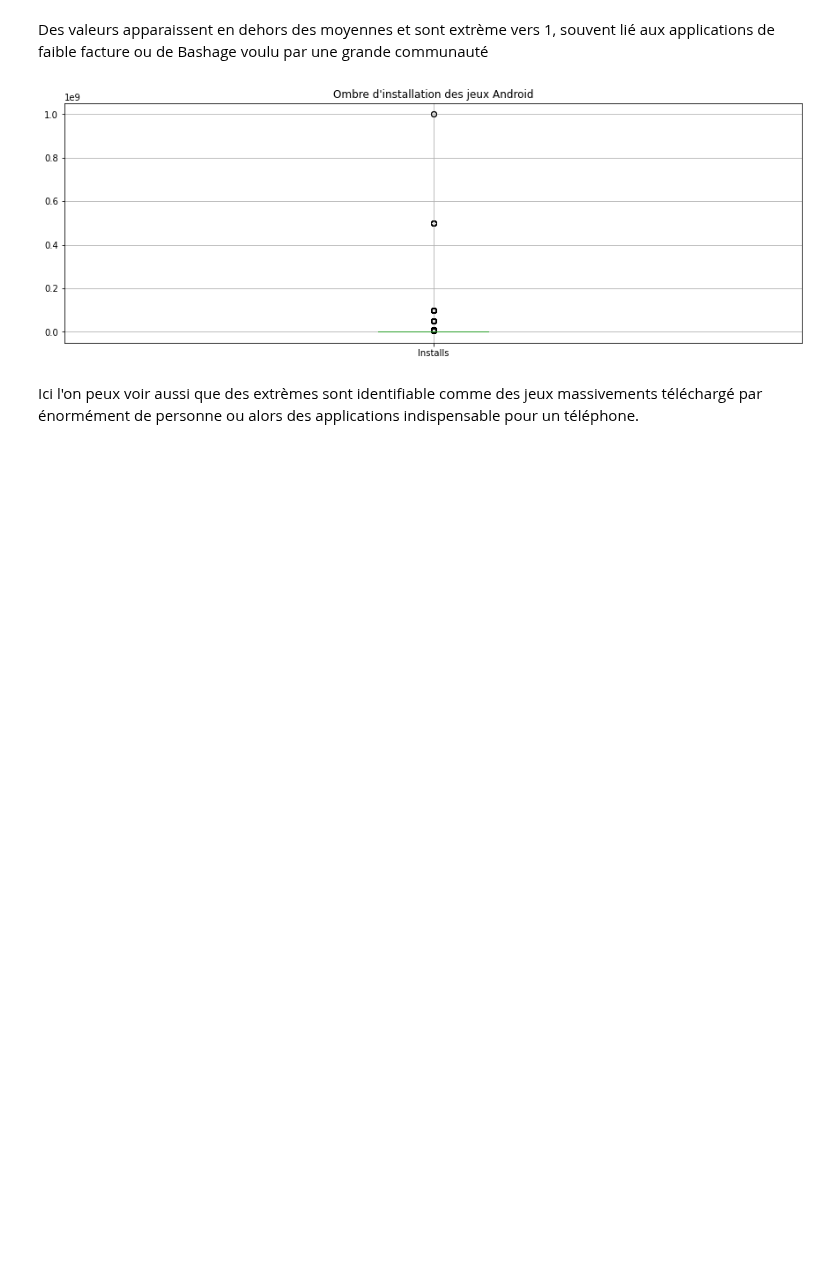
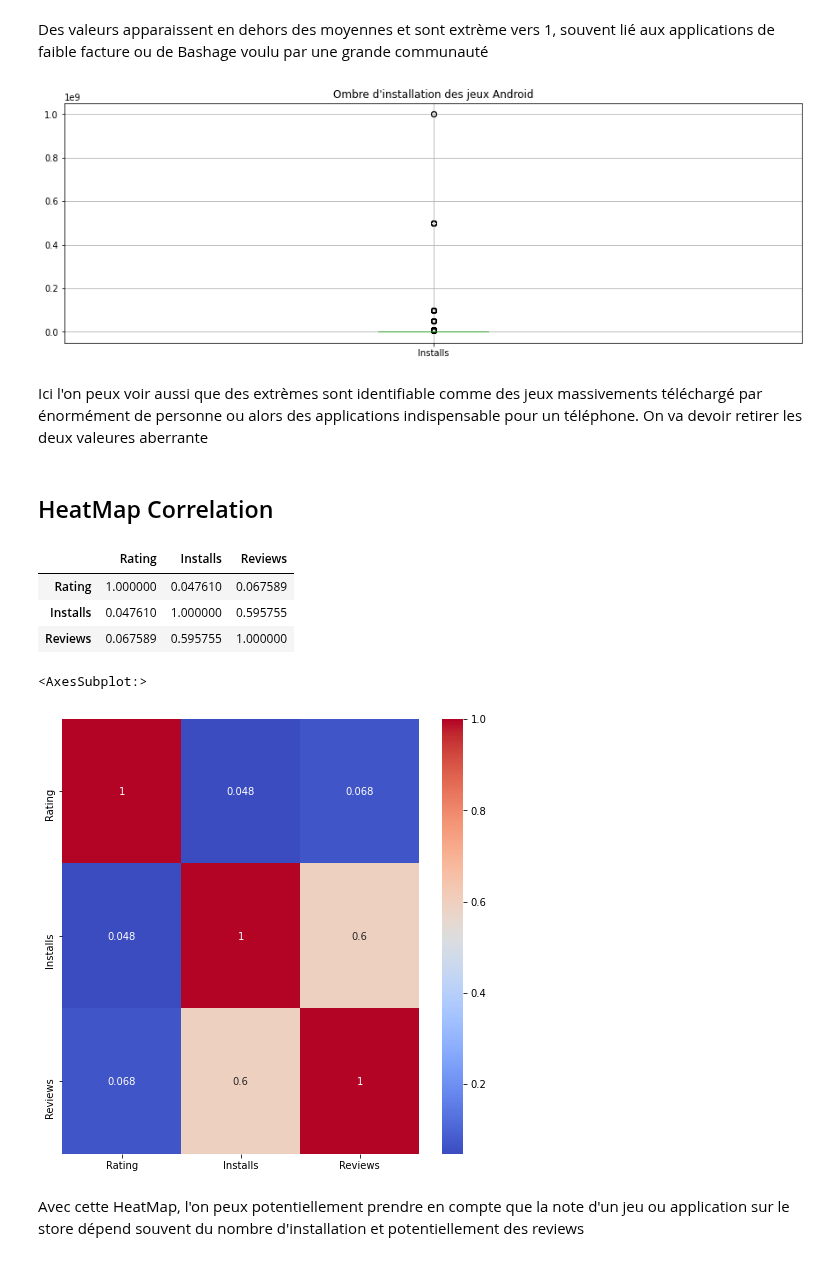
Before and after one commit to Hy-gon/Python_Hitema, a Jupyter notebook: MachineLearning/MiniProject/MiniProjet.ipynb, the cells around one changed output. Drawn from its saved outputs; the diff is of its cells as text; code cells hidden in the pictures; blank space fills up the shorter version.

Commit message:
:up: HeatMap

```diff
--- a/MachineLearning/MiniProject/MiniProjet.ipynb
+++ b/MachineLearning/MiniProject/MiniProjet.ipynb
@@ -149,3 +152,22 @@ plt.show()
 [figure]
 # %% [markdown]
 Ici l'on peux voir aussi que des extrèmes sont identifiable comme des jeux massivements téléchargé par énormément de personne ou alors des applications indispensable pour un téléphone.
+On va devoir retirer les deux valeures aberrante
+# %% [markdown]
+## HeatMap Correlation
+# %%
+dataStorecorr = dataStore[['Rating', 'Installs', 'Reviews']]
+dataStorecorr.corr()
+# %% [output]
+|  | Rating | Installs | Reviews |
+| Rating | 1.000000 | 0.047610 | 0.067589 |
+| Installs | 0.047610 | 1.000000 | 0.595755 |
+| Reviews | 0.067589 | 0.595755 | 1.000000 |
+# %%
+plt.figure(figsize = (8, 8))
+seaborn.heatmap(dataStorecorr.corr(), annot = True, cmap = "coolwarm")
+# %% [output]
+<AxesSubplot:>
+[figure, added]
+# %% [markdown]
+Avec cette HeatMap, l'on peux potentiellement prendre en compte que la note d'un jeu ou application sur le store dépend souvent du nombre d'installation et potentiellement des reviews
```
Also changed, not shown: parts of 4 cells of this notebook.
